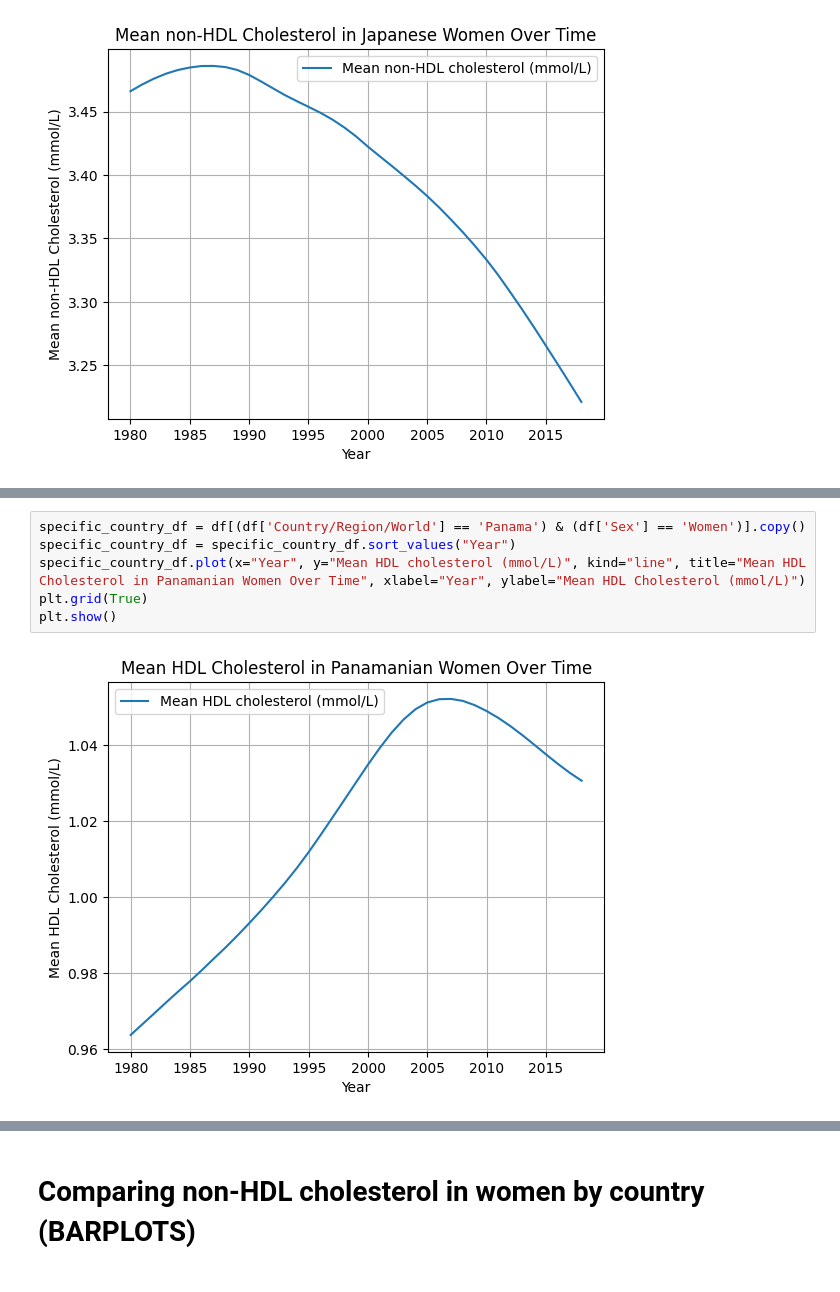
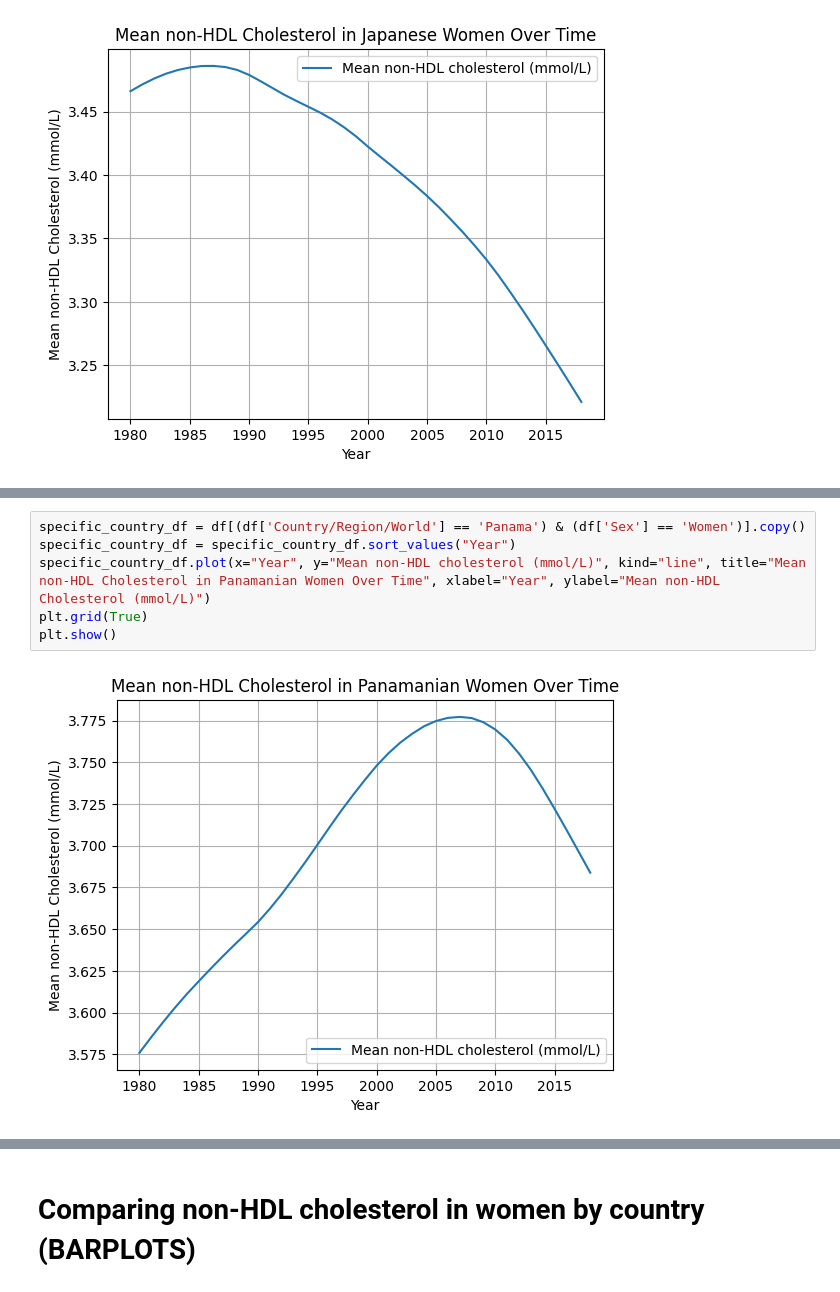
Before and after one commit to jocelynbrownie27-max/Cholesterol-Project, a Jupyter notebook: DSRP_2026_Jocelyn_Browne_(CHOLESTEROL).ipynb, the cells around one changed output, grey strips where cells are left out. Saved outputs shown, nothing was run; the diff lists cells and outputs as text.

```diff
--- a/DSRP_2026_Jocelyn_Browne_(CHOLESTEROL).ipynb
+++ b/DSRP_2026_Jocelyn_Browne_(CHOLESTEROL).ipynb
@@ -265,11 +265,11 @@ plt.show()
 # %%
 specific_country_df = df[(df['Country/Region/World'] == 'Panama') & (df['Sex'] == 'Women')].copy()
 specific_country_df = specific_country_df.sort_values("Year")
-specific_country_df.plot(x="Year", y="Mean HDL cholesterol (mmol/L)", kind="line", title="Mean HDL Cholesterol in Panamanian Women Over Time", xlabel="Year", ylabel="Mean HDL Cholesterol (mmol/L)")
+specific_country_df.plot(x="Year", y="Mean non-HDL cholesterol (mmol/L)", kind="line", title="Mean non-HDL Cholesterol in Panamanian Women Over Time", xlabel="Year", ylabel="Mean non-HDL Cholesterol (mmol/L)")
 plt.grid(True)
 plt.show()
 # %% [output]
-[figure, old version]
+[figure, new version]
 # %%
 specific_country_df = df[(df['Country/Region/World'] == 'Kenya') & (df['Sex'] == 'Women')].copy()
 specific_country_df = specific_country_df.sort_values("Year")
```
Also changed, not shown: parts of 7 cells of this notebook.
